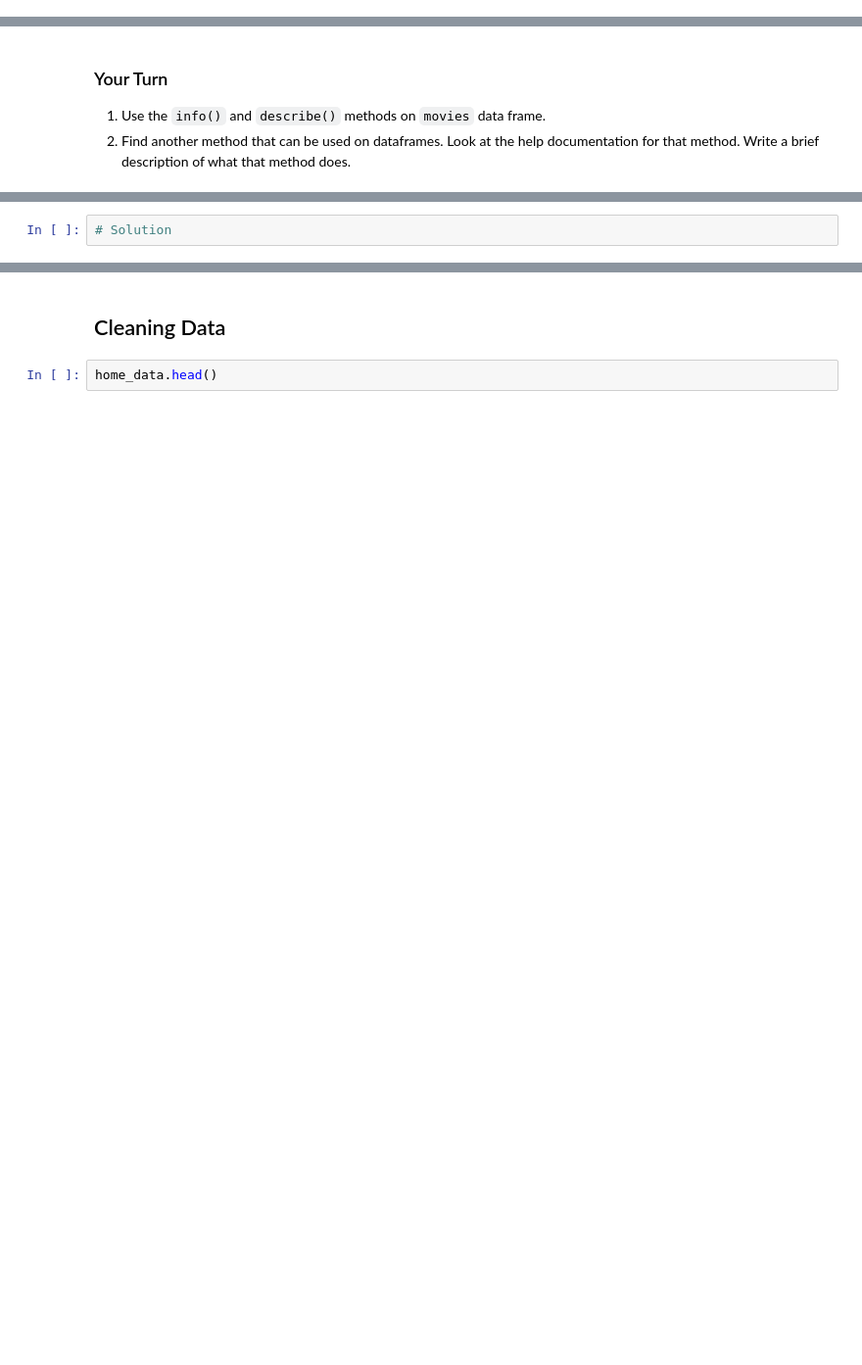
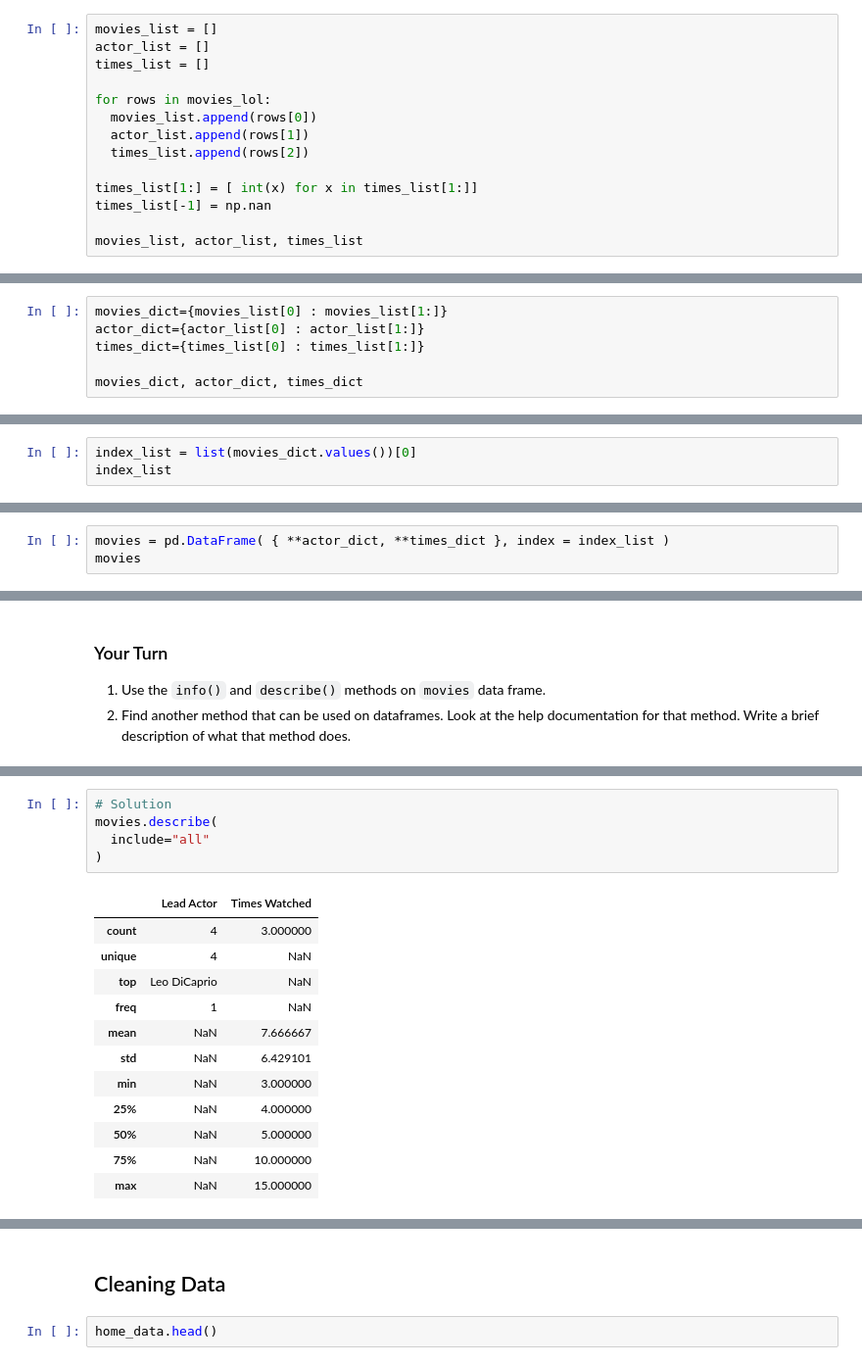
Before and after one commit to cnmi-ds-22/rwcitek___Data-Science-Portfolio-C22, a Jupyter notebook: Modules/Module_1_Intro_to_DS_and_Naive_Bayes/Lectures/120-Pandas.end.ipynb, the cells around one changed output, grey strips where cells are left out. Shown at 98% size. Saved outputs shown, nothing was run; the diff lists cells and outputs as text; blank space fills up the shorter version.

```diff
--- a/Modules/Module_1_Intro_to_DS_and_Naive_Bayes/Lectures/120-Pandas.end.ipynb
+++ b/Modules/Module_1_Intro_to_DS_and_Naive_Bayes/Lectures/120-Pandas.end.ipynb
@@ -61,0 +170,14 @@ Note: to add a `NaN` to your dataframe, you will need to do the following:
+# %%
+movies_list = []
+actor_list = []
+times_list = []
+
+for rows in movies_lol:
+  movies_list.append(rows[0])
+  actor_list.append(rows[1])
+  times_list.append(rows[2])
+
+times_list[1:] = [ int(x) for x in times_list[1:]]
+times_list[-1] = np.nan
+
+movies_list, actor_list, times_list
@@ -61,0 +188,6 @@ Note: to add a `NaN` to your dataframe, you will need to do the following:
+# %%
+movies_dict={movies_list[0] : movies_list[1:]}
+actor_dict={actor_list[0] : actor_list[1:]}
+times_dict={times_list[0] : times_list[1:]}
+
+movies_dict, actor_dict, times_dict
@@ -61,0 +209,3 @@ Note: to add a `NaN` to your dataframe, you will need to do the following:
+# %%
+index_list = list(movies_dict.values())[0]
+index_list
@@ -61,0 +219,3 @@ Note: to add a `NaN` to your dataframe, you will need to do the following:
+# %%
+movies = pd.DataFrame( { **actor_dict, **times_dict }, index = index_list )
+movies
@@ -100,4 +354,20 @@ movies
 # %%
 # Solution
+movies.describe(
+  include="all"
+)
+# %% [output]
+|  | Lead Actor | Times Watched |
+| count | 4 | 3.000000 |
+| unique | 4 | NaN |
+| top | Leo DiCaprio | NaN |
+| freq | 1 | NaN |
+| mean | NaN | 7.666667 |
+| std | NaN | 6.429101 |
+| min | NaN | 3.000000 |
+| 25% | NaN | 4.000000 |
+| 50% | NaN | 5.000000 |
+| 75% | NaN | 10.000000 |
+| max | NaN | 15.000000 |
 # %%
 # Solution
```
Also changed, not shown: parts of 90 cells of this notebook.
